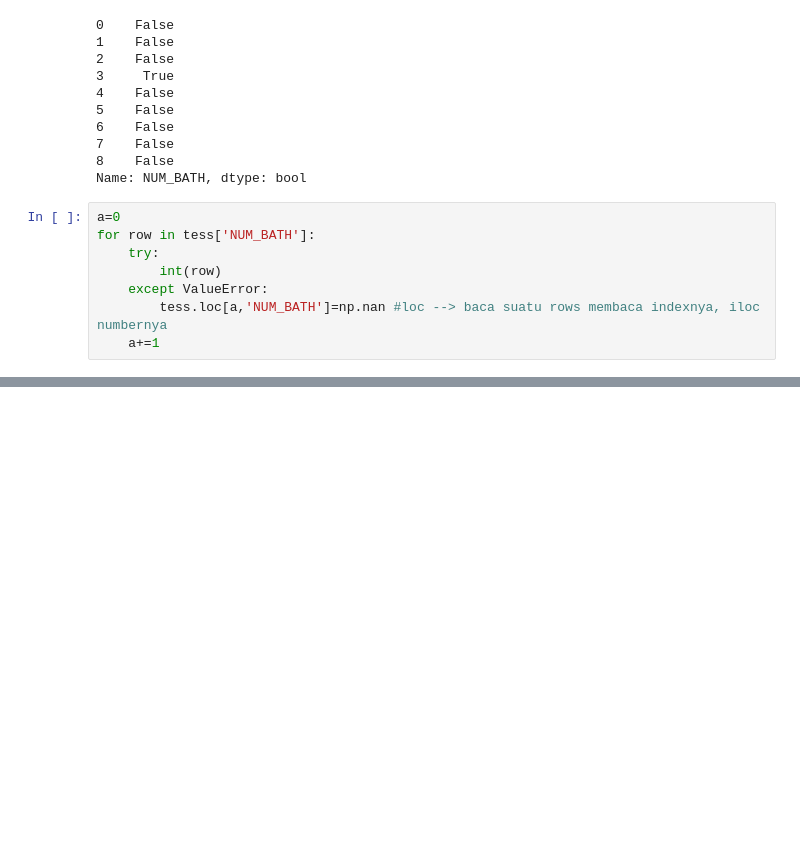
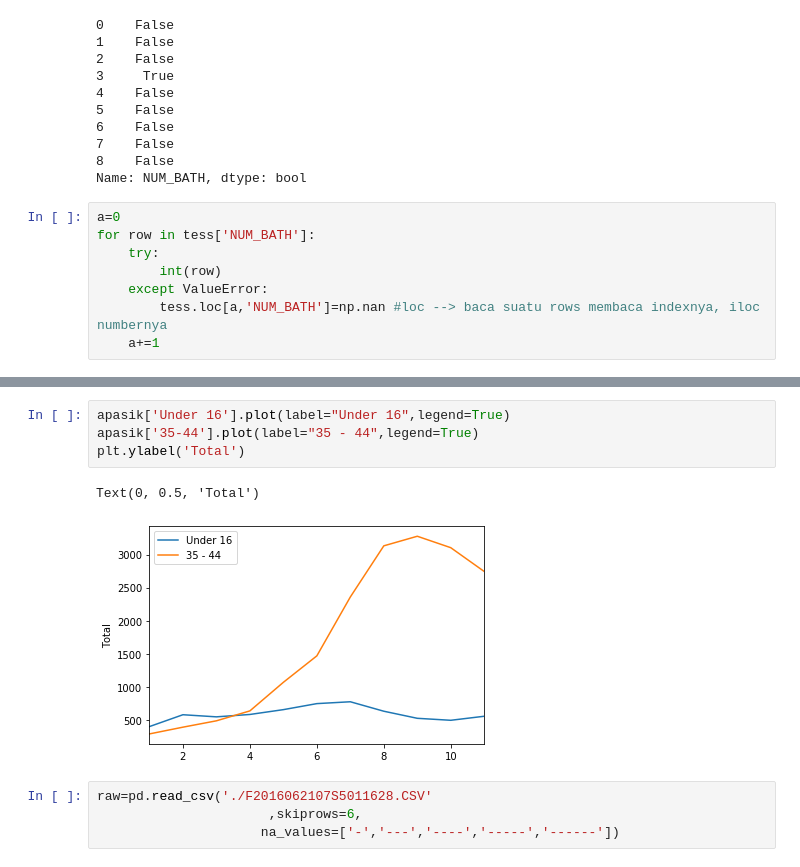
Before and after one commit to pHeesari/H8_050, a Jupyter notebook: Intro_to_Python.ipynb, the cells around one changed output, grey strips where cells are left out. Drawn from its saved outputs; the diff is of its cells as text; blank space fills up the shorter version.

```diff
--- a/Intro_to_Python.ipynb
+++ b/Intro_to_Python.ipynb
@@ -754,0 +817,11 @@ tess.head(10)
+# %%
+apasik['Under 16'].plot(label="Under 16",legend=True)
+apasik['35-44'].plot(label="35 - 44",legend=True)
+plt.ylabel('Total')
+# %% [output]
+Text(0, 0.5, 'Total')
+[figure, added]
+# %%
+raw=pd.read_csv('./F2016062107S5011628.CSV'
+                      ,skiprows=6,
+                     na_values=['-','---','----','-----','------'])
```
Also changed, not shown: parts of 21 cells of this notebook.
